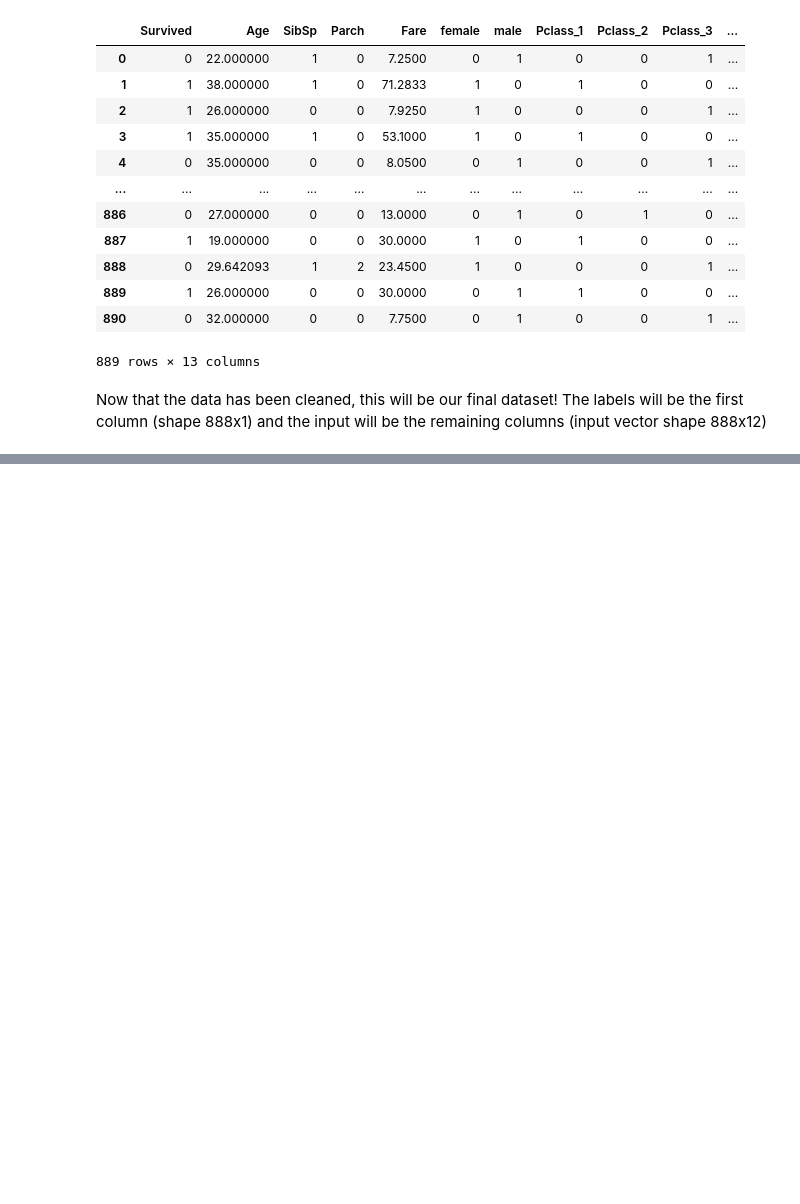
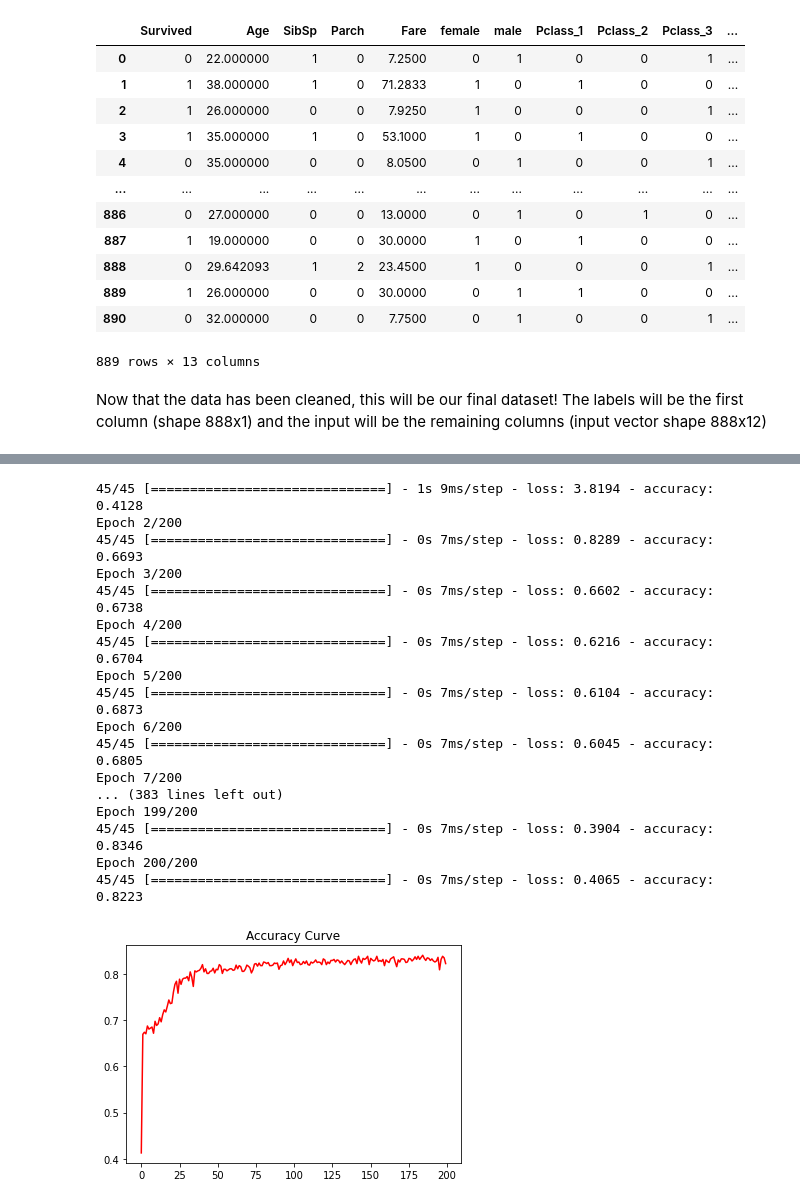
Before and after one commit to sanjeevnara7/DL-Open-Projects, a Jupyter notebook: Titanic-Survival-Prediction/PredictionModel.ipynb, the cells around one changed output, grey strips where cells are left out. Drawn from its saved outputs; the diff is of its cells as text; code cells hidden in the pictures; blank space fills up the shorter version.

Commit message:
Updated Model for Titanic Survival Prediction

```diff
--- a/Titanic-Survival-Prediction/PredictionModel.ipynb
+++ b/Titanic-Survival-Prediction/PredictionModel.ipynb
@@ -129,0 +147,16 @@ Now that the data has been cleaned, this will be our final dataset! The labels w
+# %%
+np.random.seed(173342) #Set seed for reproducability
+
+model = tf.keras.models.Sequential([
+    #Input Layer
+    tf.keras.layers.Dense(12,input_shape=(None,12),activation="relu"),
+    #1st Hidden Layer
+    tf.keras.layers.Dense(12,activation="relu"),
+    #2nd Hidden Layer
+    tf.keras.layers.Dense(6,activation="relu"),
+    #Output Layer which using sigmoid (because we just have two output classes)
+    tf.keras.layers.Dense(1,activation="sigmoid")
+])
+
+#print model summary
+model.summary()
@@ -129,0 +184,19 @@ Now that the data has been cleaned, this will be our final dataset! The labels w
+# %%
+optimizer = tf.keras.optimizers.Adam()
+lossFn = tf.keras.losses.BinaryCrossentropy()
+
+#Compile the model
+model.compile(loss=lossFn,optimizer=optimizer,metrics=["accuracy"])
+
+#Training the model
+history = model.fit(train_input,train_labels,epochs=200,batch_size=20)
+
+#Plot the results
+acc=history.history['accuracy']
+epochs=range(len(acc)) # Get number of epochs
+
+plt.plot(epochs, acc, 'r')
+plt.title('Accuracy Curve')
+plt.show()
+print("")
+# %% [output]
@@ -129,0 +207,18 @@ Now that the data has been cleaned, this will be our final dataset! The labels w
+45/45 [==============================] - 1s 9ms/step - loss: 3.8194 - accuracy: 0.4128
+Epoch 2/200
+45/45 [==============================] - 0s 7ms/step - loss: 0.8289 - accuracy: 0.6693
+Epoch 3/200
+45/45 [==============================] - 0s 7ms/step - loss: 0.6602 - accuracy: 0.6738
+Epoch 4/200
+45/45 [==============================] - 0s 7ms/step - loss: 0.6216 - accuracy: 0.6704
+Epoch 5/200
+45/45 [==============================] - 0s 7ms/step - loss: 0.6104 - accuracy: 0.6873
+Epoch 6/200
+45/45 [==============================] - 0s 7ms/step - loss: 0.6045 - accuracy: 0.6805
+Epoch 7/200
+... (383 lines left out)
+Epoch 199/200
+45/45 [==============================] - 0s 7ms/step - loss: 0.3904 - accuracy: 0.8346
+Epoch 200/200
+45/45 [==============================] - 0s 7ms/step - loss: 0.4065 - accuracy: 0.8223
+[figure, added]
```
Also changed, not shown: parts of 6 cells of this notebook, 3 other files.
